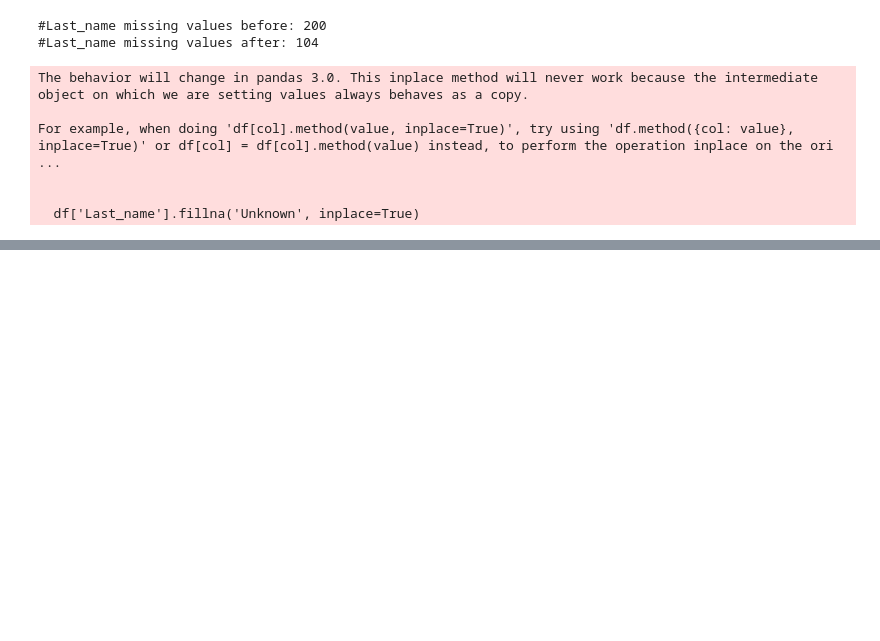
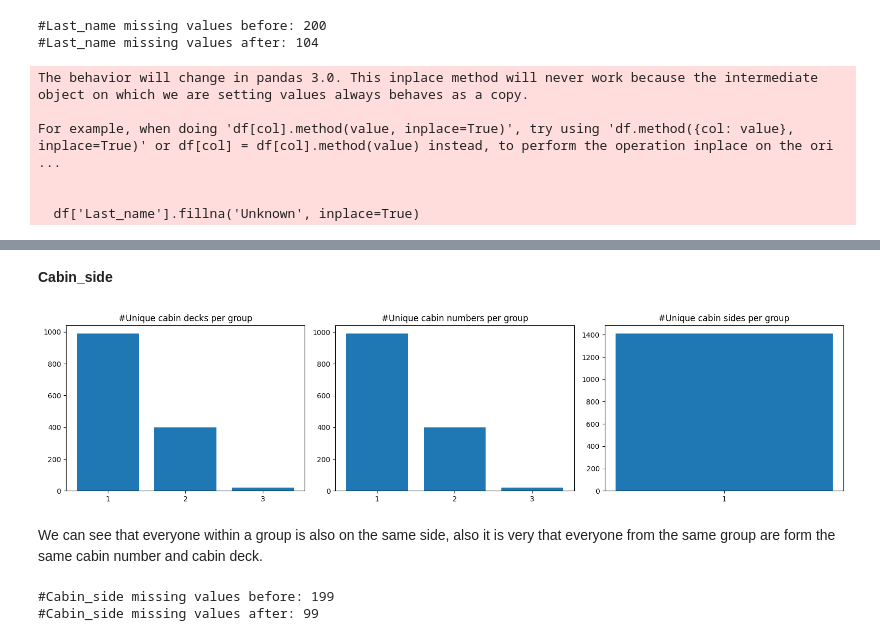
Before and after one commit to YarinArava/SpaceShipTitanic_FinalProject, a Jupyter notebook: Spaceship_Titanic_edited_2.ipynb, the cells around one changed output, grey strips where cells are left out. Saved outputs shown, nothing was run; the diff lists cells and outputs as text; code cells hidden in the pictures; blank space fills up the shorter version.

```diff
--- a/Spaceship_Titanic_edited_2.ipynb
+++ b/Spaceship_Titanic_edited_2.ipynb
@@ -828,0 +851,45 @@ For example, when doing 'df[col].method(value, inplace=True)', try using 'df.met
+# %% [markdown]
+**Cabin_side**
+# %%
+# Joint distribution of Group and Cabin features
+GCD_gb=df[df['GroupSize']>1].groupby(['PassengerGroup','Cabin_deck'])['Cabin_deck'].size().unstack().fillna(0)
+count_GCD = (GCD_gb > 0).sum(axis=1).value_counts().sort_index()
+GCN_gb=df[df['GroupSize']>1].groupby(['PassengerGroup','Cabin_number'])['Cabin_number'].size().unstack().fillna(0)
+count_GCN = (GCN_gb > 0).sum(axis=1).value_counts().sort_index()
+GCS_gb=df[df['GroupSize']>1].groupby(['PassengerGroup','Cabin_side'])['Cabin_side'].size().unstack().fillna(0)
+count_GCS = (GCS_gb > 0).sum(axis=1).value_counts().sort_index()
+
+# Countplots
+fig=plt.figure(figsize=(16,4))
+plt.subplot(1,3,1)
+plt.bar(count_GCD.index.astype(str), count_GCD.values)
+plt.title('#Unique cabin decks per group')
+
+plt.subplot(1,3,2)
+plt.bar(count_GCN.index.astype(str), count_GCN.values)
+plt.title('#Unique cabin numbers per group')
+
+plt.subplot(1,3,3)
+plt.bar(count_GCS.index.astype(str), count_GCS.values)
+plt.title('#Unique cabin sides per group')
+fig.tight_layout()
+# %% [output]
+[figure, added]
+# %% [markdown]
+We can see that everyone within a group is also on the same side, also it is very that everyone from the same group are form the same cabin number and cabin deck.
+# %%
+# Missing values before
+CS_bef=df['Cabin_side'].isna().sum()
+
+# Passengers with missing Cabin side and in a group with known Cabin side
+GCS_index=df[df['Cabin_side'].isna()][(df[df['Cabin_side'].isna()]['PassengerGroup']).isin(GCS_gb.index)].index
+
+# Fill corresponding missing values. for each group with the most common Cabin_side in that group
+df.loc[GCS_index,'Cabin_side']=df.iloc[GCS_index,:]['PassengerGroup'].map(lambda x: GCS_gb.idxmax(axis=1)[x])
+
+# Print number of missing values left
+print('#Cabin_side missing values before:',CS_bef)
+print('#Cabin_side missing values after:',df['Cabin_side'].isna().sum())
+# %% [output]
+#Cabin_side missing values before: 199
+#Cabin_side missing values after: 99
```
Also changed, not shown: parts of 15 cells of this notebook, 2 other files.
